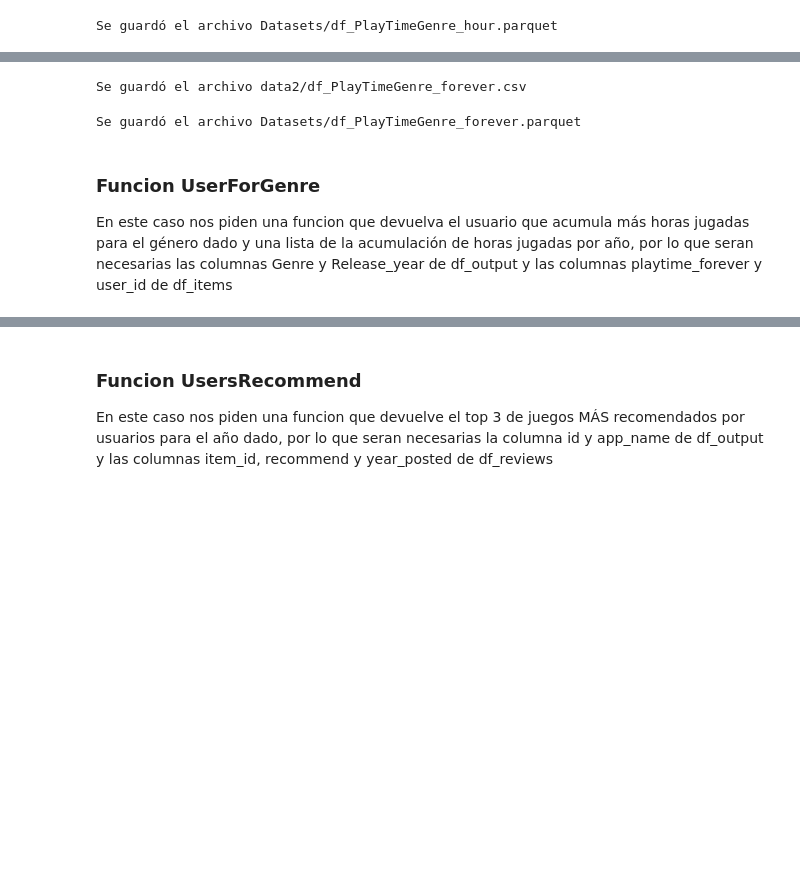
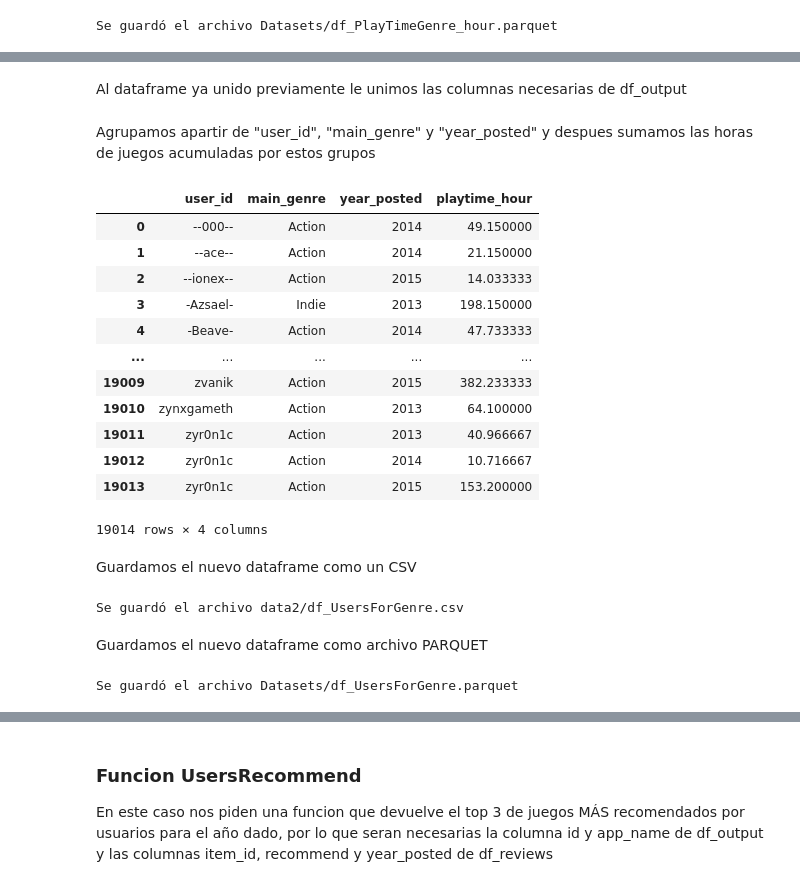
Before and after one commit to ASGuzman/PI_MLOps_Steam, a Jupyter notebook: DataFrames_Auxiliares.ipynb, the cells around one changed output, grey strips where cells are left out. Drawn from its saved outputs; the diff is of its cells as text; code cells hidden in the pictures; blank space fills up the shorter version.

```diff
--- a/DataFrames_Auxiliares.ipynb
+++ b/DataFrames_Auxiliares.ipynb
@@ -104,0 +96,2 @@ Se guardó el archivo Datasets/df_PlayTimeGenre_hour.parquet
+# %%
+data_items_subset = df_items[['user_id', 'item_id', 'playtime_hour']]
@@ -105,15 +100,42 @@ Se guardó el archivo Datasets/df_PlayTimeGenre_hour.parquet
+# %%
+merged_data = data_items_subset.merge(data_reviews_subset, on=["user_id", "item_id"], how="inner")
+# %% [markdown]
+Al dataframe ya unido previamente le unimos las columnas necesarias de df_output
+# %%
+final_merged_data = merged_data.merge(df_output[['id', 'main_genre']], left_on='item_id', right_on='id', how='inner')
+# %% [markdown]
+Agrupamos apartir de "user_id", "main_genre" y "year_posted" y despues sumamos las horas de juegos acumuladas por estos grupos
+# %%
+df_UsersForGenre = final_merged_data.groupby(['user_id', 'main_genre', 'year_posted'])['playtime_hour'].sum().reset_index()
+# %%
+df_UsersForGenre
+# %% [output]
+|  | user_id | main_genre | year_posted | playtime_hour |
+| 0 | --000-- | Action | 2014 | 49.150000 |
+| 1 | --ace-- | Action | 2014 | 21.150000 |
+| 2 | --ionex-- | Action | 2015 | 14.033333 |
+| 3 | -Azsael- | Indie | 2013 | 198.150000 |
+| 4 | -Beave- | Action | 2014 | 47.733333 |
+| ... | ... | ... | ... | ... |
+| 19009 | zvanik | Action | 2015 | 382.233333 |
+| 19010 | zynxgameth | Action | 2013 | 64.100000 |
+| 19011 | zyr0n1c | Action | 2013 | 40.966667 |
+| 19012 | zyr0n1c | Action | 2014 | 10.716667 |
+| 19013 | zyr0n1c | Action | 2015 | 153.200000 |
+19014 rows × 4 columns
+# %% [markdown]
+Guardamos el nuevo dataframe como un CSV
 # %%
-archivo_limpio3 = "data2/df_PlayTimeGenre_forever.csv"
-df_PlayTimeGenre_forever.to_csv(archivo_limpio3, index=False, encoding="utf-8")
-print(f"Se guardó el archivo {archivo_limpio3}")
+archivo_limpio00 = "data2/df_UsersForGenre.csv"
+df_UsersForGenre.to_csv(archivo_limpio00, index=False, encoding="utf-8")
+print(f"Se guardó el archivo {archivo_limpio00}")
 # %% [output]
-Se guardó el archivo data2/df_PlayTimeGenre_forever.csv
+Se guardó el archivo data2/df_UsersForGenre.csv
+# %% [markdown]
+Guardamos el nuevo dataframe como archivo PARQUET
 # %%
-archivo_limpio4 = "Datasets/df_PlayTimeGenre_forever.parquet"
-df_PlayTimeGenre_forever.to_parquet(archivo_limpio4, index=False)
-print(f"Se guardó el archivo {archivo_limpio4}")
+archivo_limpio000 = "Datasets/df_UsersForGenre.parquet"
+df_UsersForGenre.to_parquet(archivo_limpio000, index=False)
+print(f"Se guardó el archivo {archivo_limpio000}")
 # %% [output]
-Se guardó el archivo Datasets/df_PlayTimeGenre_forever.parquet
+Se guardó el archivo Datasets/df_UsersForGenre.parquet
-# %% [markdown]
-### Funcion UserForGenre
-En este caso nos piden una funcion que devuelva el usuario que acumula más horas jugadas para el género dado y una lista de la acumulación de horas jugadas por año, por lo que seran necesarias las columnas  Genre y Release_year de df_output y las columnas playtime_forever y user_id de df_items
```
Also changed, not shown: parts of 18 cells of this notebook, 1 other file.
